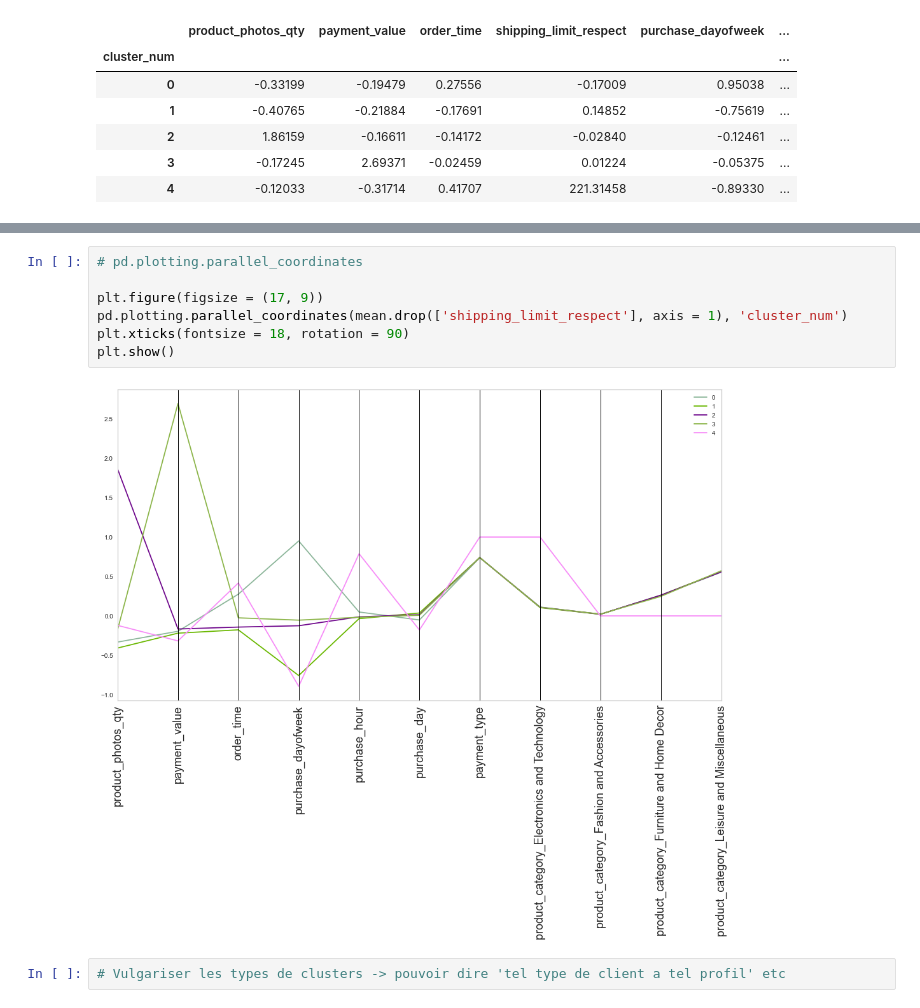
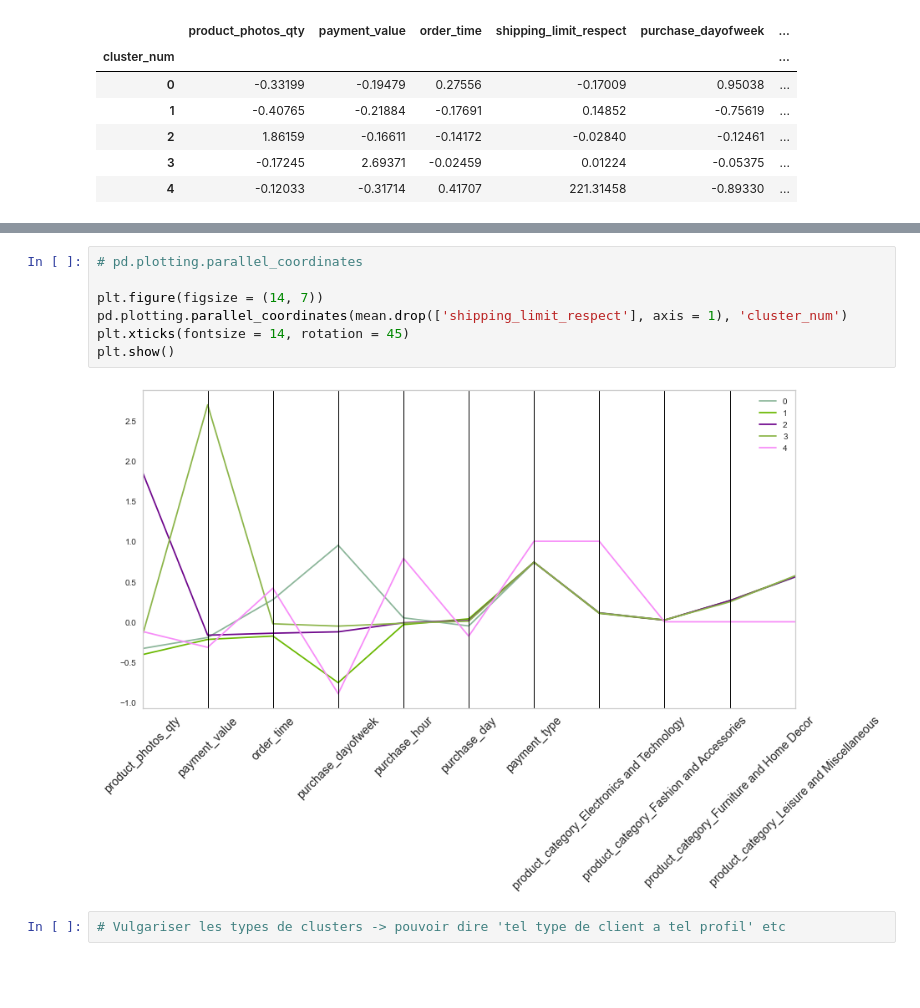
Before and after one commit to LucileRb/customer_segmentation, a Jupyter notebook: Clustering_dataset_reduit.ipynb, the cells around one changed output, grey strips where cells are left out. Cells and saved outputs as stored; diff of their text form; blank space fills up the shorter version.

```diff
--- a/Clustering_dataset_reduit.ipynb
+++ b/Clustering_dataset_reduit.ipynb
@@ -452,12 +452,12 @@ plt.show()
 # %%
 # pd.plotting.parallel_coordinates
 
-plt.figure(figsize = (17, 9))
+plt.figure(figsize = (14, 7))
 pd.plotting.parallel_coordinates(mean.drop(['shipping_limit_respect'], axis = 1), 'cluster_num')
-plt.xticks(fontsize = 18, rotation = 90)
+plt.xticks(fontsize = 14, rotation = 45)
 plt.show()
 # %% [output]
-[figure, old version]
+[figure, new version]
 # %%
 # Vulgariser les types de clusters -> pouvoir dire 'tel type de client a tel profil' etc
 # %%
```
Also changed, not shown: parts of 19 cells of this notebook, 4 other files.
